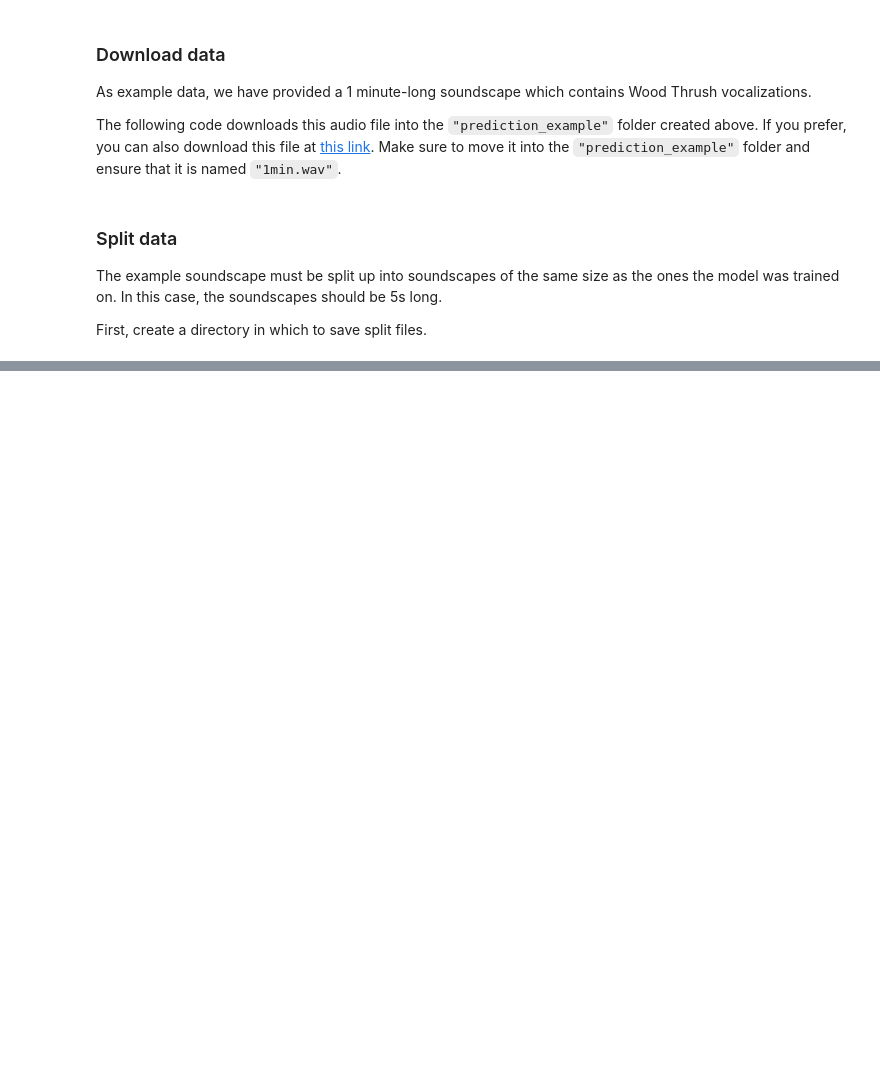
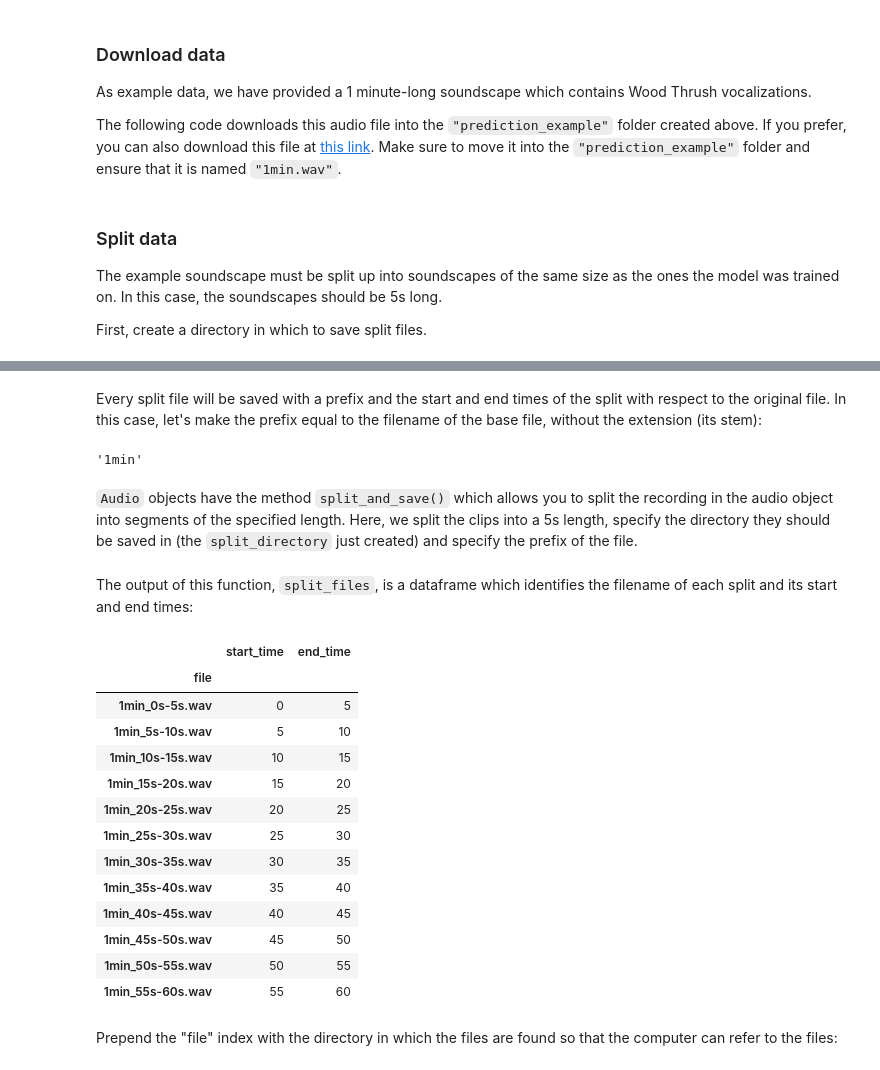
Before and after one commit to kitzeslab/opensoundscape, a Jupyter notebook: docs/predict.ipynb, the cells around one changed output, grey strips where cells are left out. Cells and saved outputs as stored; diff of their text form; code cells hidden in the pictures; blank space fills up the shorter version.

```diff
--- a/docs/predict.ipynb
+++ b/docs/predict.ipynb
@@ -122,27 +126,9 @@ base_file.spl
-# %%
-files_to_split = [data_filename]
-split_directory = folder_path.joinpath("split_files")
-dataset = SplitterDataset(
-    files_to_split,
-    overlap=0,
-    duration=5,
-    output_directory=split_directory,
-    include_last_segment=True
-)
-
-dataloader = torch.utils.data.DataLoader(
-    dataset,
-    batch_size=1,
-    shuffle=False,
-    collate_fn=SplitterDataset.collate_fn,
-)
-
-results_csv = folder_path.joinpath("prediction_files.csv")
-with open(results_csv, "w") as f:
-    if False:
-        f.write("Source,Annotations,Begin (s),End (s),Destination,Labels\n")
-    else:
-        f.write("Source,Begin (s),End (s),Destination\n")
-    for idx, data in enumerate(dataloader):
-        for output in data:
-            f.write(f"{output}\n")
+# %% [markdown]
+Every split file will be saved with a prefix and the start and end times of the split with respect to the original file. In this case, let's make the prefix equal to the filename of the base file, without the extension (its stem):
+# %%
+split_prefix = data_filename.stem
+split_prefix
+# %% [output]
+'1min'
+# %% [markdown]
+`Audio` objects have the method `split_and_save()` which allows you to split the recording in the audio object into segments of the specified length. Here, we split the clips into a 5s length, specify the directory they should be saved in (the `split_directory` just created) and specify the prefix of the file.
@@ -148,0 +141,21 @@ with open(results_csv, "w") as f:
+# %% [markdown]
+The output of this function, `split_files`, is a dataframe which identifies the filename of each split and its start and end times:
+# %%
+split_files
+# %% [output]
+|  | start_time | end_time |
+| file |  |  |
+| 1min_0s-5s.wav | 0 | 5 |
+| 1min_5s-10s.wav | 5 | 10 |
+| 1min_10s-15s.wav | 10 | 15 |
+| 1min_15s-20s.wav | 15 | 20 |
+| 1min_20s-25s.wav | 20 | 25 |
+| 1min_25s-30s.wav | 25 | 30 |
+| 1min_30s-35s.wav | 30 | 35 |
+| 1min_35s-40s.wav | 35 | 40 |
+| 1min_40s-45s.wav | 40 | 45 |
+| 1min_45s-50s.wav | 45 | 50 |
+| 1min_50s-55s.wav | 50 | 55 |
+| 1min_55s-60s.wav | 55 | 60 |
+# %% [markdown]
+Prepend the "file" index with the directory in which the files are found so that the computer can refer to the files:
```
Also changed, not shown: parts of 26 cells of this notebook, 1 other file.
